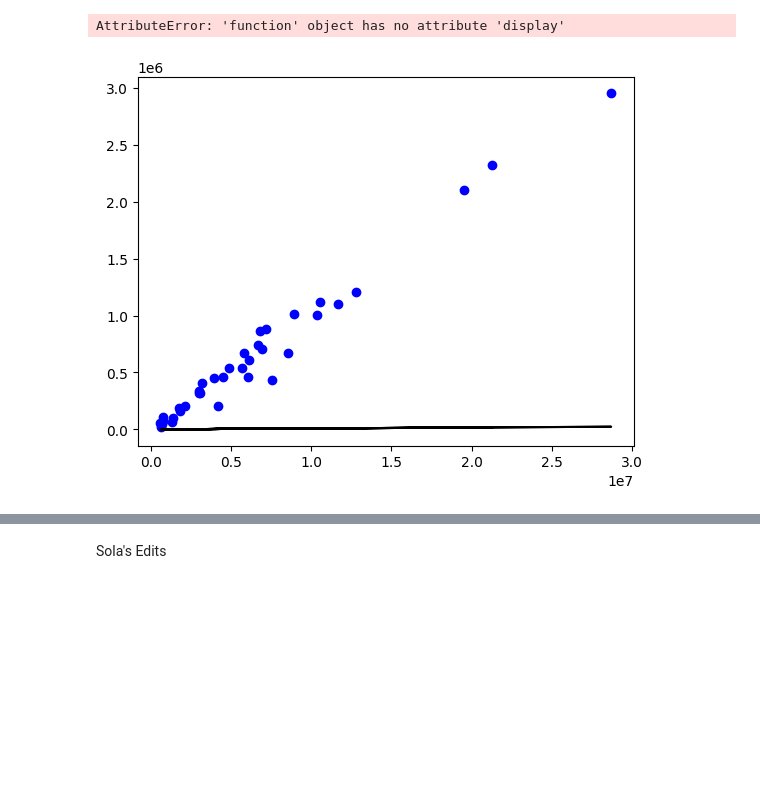
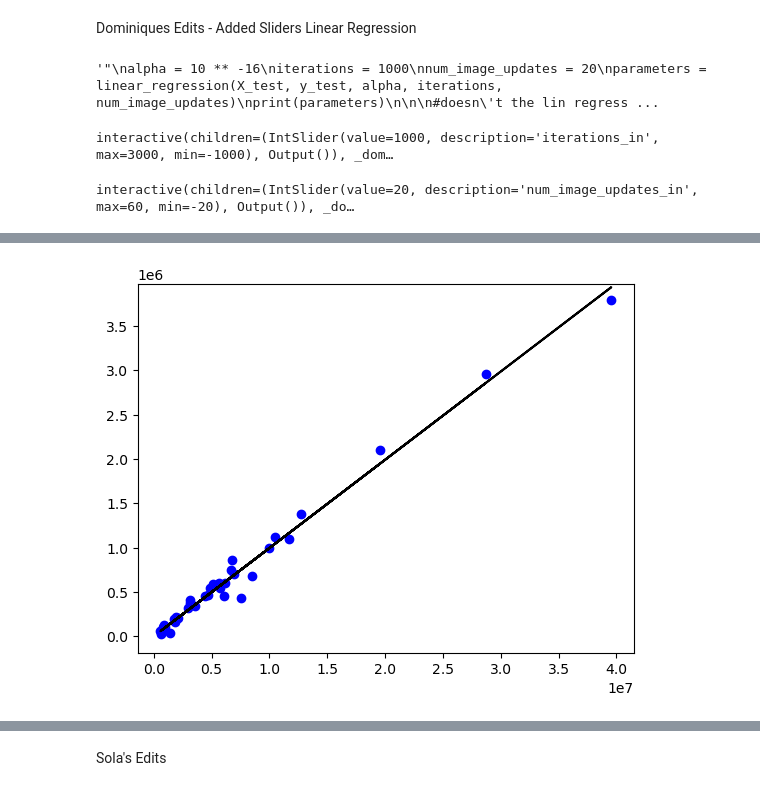
Before and after one commit to rupav02/AI_Project, a Jupyter notebook: Regression Algorithm.ipynb, the cells around one changed output, grey strips where cells are left out. Saved outputs shown, nothing was run; the diff lists cells and outputs as text; code cells hidden in the pictures; blank space fills up the shorter version.

```diff
--- a/Regression Algorithm.ipynb
+++ b/Regression Algorithm.ipynb
@@ -77,9 +46,12 @@ def linear_regression(X_test, y_test, alpha, iterations, num_image_updates):
+# %% [markdown]
+Dominiques Edits - Added Sliders Linear Regression
 # %%
 X = np.array(df['Population 2018']).reshape(-1, 1)
 y = np.array(df['Total Covid Cases']).reshape(-1, 1)
 
 X_train, X_test, y_train, y_test = train_test_split(X, y, shuffle=True, train_size=0.3)
 
+""""
 alpha = 10 ** -16
 iterations = 1000
 num_image_updates = 20
@@ -95,6 +67,6 @@ for i in range(len(X_test)):
 plt.scatter(X_test, y_test, color ='b')
 plt.plot(X_test, y_pred, color ='k')
 plt.show()
+"""
 # %% [output]
-AttributeError: 'function' object has no attribute 'display'
+'"\nalpha = 10 ** -16\niterations = 1000\nnum_image_updates = 20\nparameters = linear_regression(X_test, y_test, alpha, iterations, num_image_updates)\nprint(parameters)\n\n\n#doesn\'t the lin regress ...
-[figure, removed]
@@ -100,0 +141,14 @@ AttributeError: 'function' object has no attribute 'display'
+# %%
+#interact(alpha_update, alpha_in=alpha)
+interact(iterations_update, iterations_in=iterations)
+interact(num_image_updates_update, num_image_updates_in=num_image_updates)
+
+button = widgets.Button(description='Enter')
+button.on_click(run_only_lin_reg)
+output = widgets.Output()
+
+#display(button, output)
+display(button, output)
+# %% [output]
+interactive(children=(IntSlider(value=1000, description='iterations_in', max=3000, min=-1000), Output()), _dom…
+interactive(children=(IntSlider(value=20, description='num_image_updates_in', max=60, min=-20), Output()), _do…
@@ -100,0 +157 @@ AttributeError: 'function' object has no attribute 'display'
+[figure, added]
```
Also changed, not shown: parts of 8 cells of this notebook.
